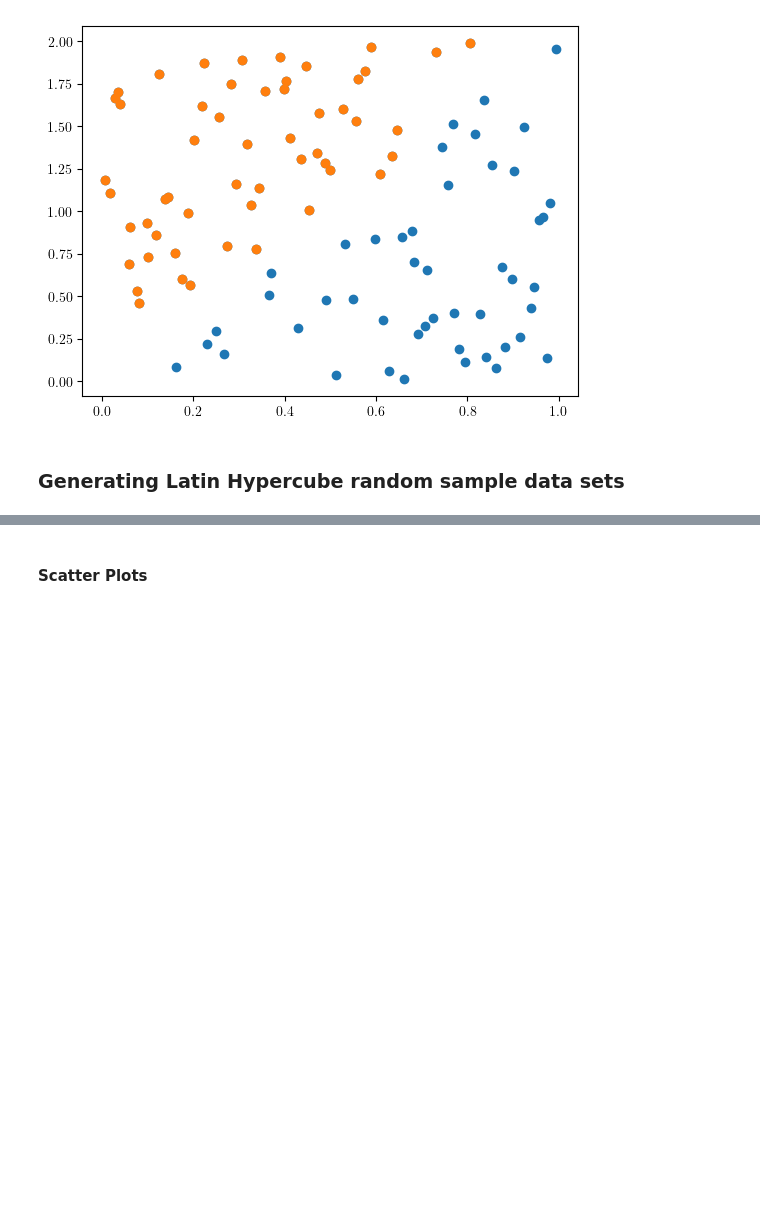
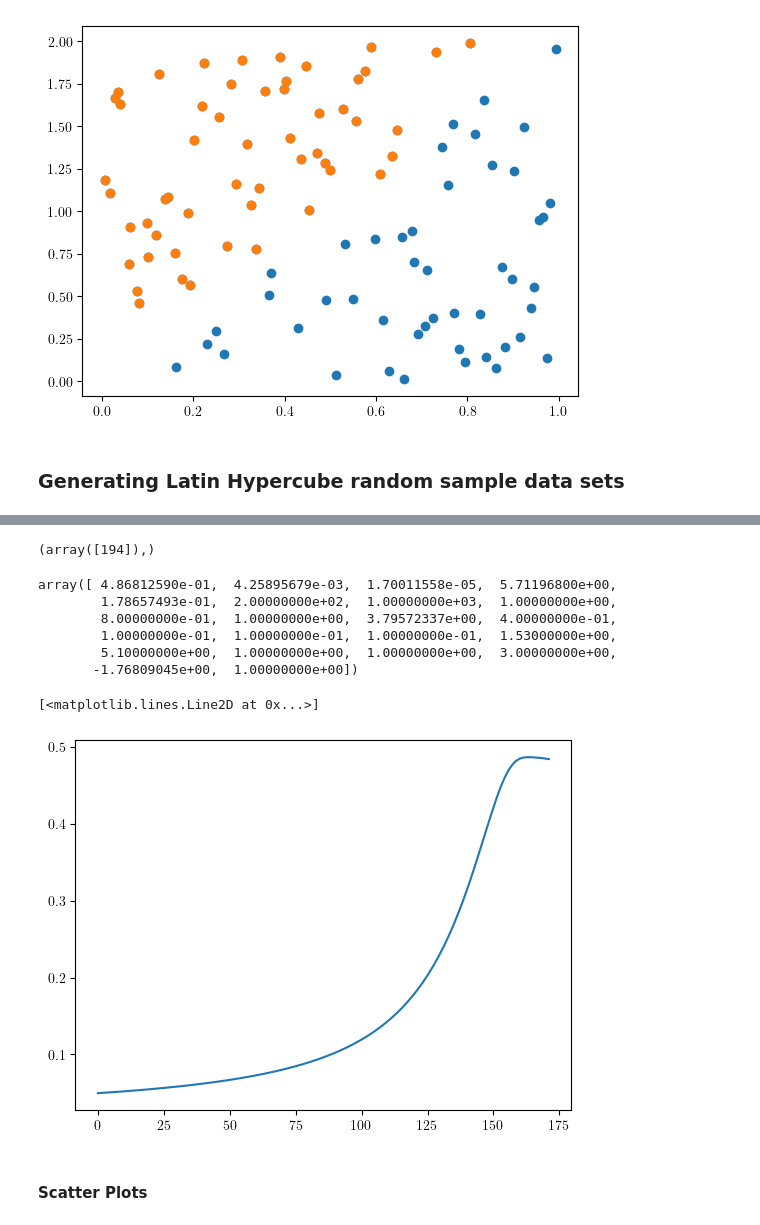
Before and after one commit to Emanuel-Schwarzhans/Quantum-detectors-as-autonomous-machines-assessing-the-thermodynamics-of-information-acquisit-co, a Jupyter notebook: thermal_single_photon_activation_amplification.ipynb, the cells around one changed output, grey strips where cells are left out. Drawn from its saved outputs; the diff is of its cells as text; code cells hidden in the pictures; blank space fills up the shorter version.

```diff
--- a/thermal_single_photon_activation_amplification.ipynb
+++ b/thermal_single_photon_activation_amplification.ipynb
@@ -584,3 +658,21 @@ KeyboardInterrupt:
+# %%
+np.where(np.array(data[0])[:,0]==np.array(data[0])[:,out_index("")])
+# %% [output]
+(array([194]),)
+# %%
+np.array(data[3])[163,:]
+# %% [output]
+array([ 4.86812590e-01,  4.25895679e-03,  1.70011558e-05,  5.71196800e+00,
+        1.78657493e-01,  2.00000000e+02,  1.00000000e+03,  1.00000000e+00,
+        8.00000000e-01,  1.00000000e+00,  3.79572337e+00,  4.00000000e-01,
+        1.00000000e-01,  1.00000000e-01,  1.00000000e-01,  1.53000000e+00,
+        5.10000000e+00,  1.00000000e+00,  1.00000000e+00,  3.00000000e+00,
+       -1.76809045e+00,  1.00000000e+00])
+# %%
+plt.plot(np.array(data[3])[:,0])
+# %% [output]
+[<matplotlib.lines.Line2D at 0x...>]
+[figure, added]
 # %% [markdown]
 #### Scatter Plots
 # %%
```
Also changed, not shown: parts of 32 cells of this notebook, 2 other files.
